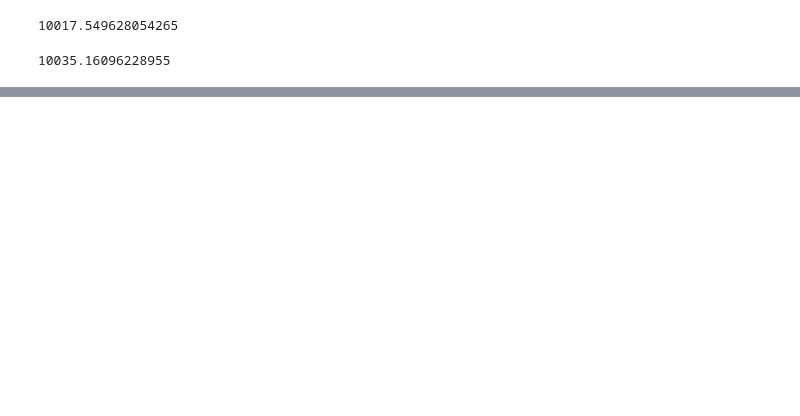
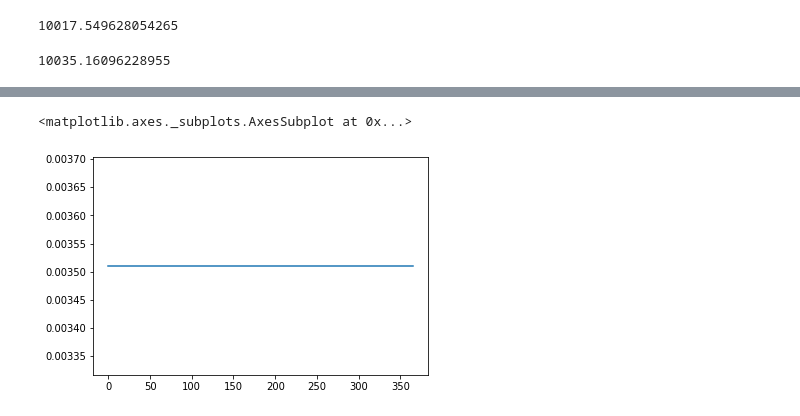
Before and after one commit to alpinechicken/perpfundingtest, a Jupyter notebook: FundingIssue.ipynb, the cells around one changed output, grey strips where cells are left out. Cells and saved outputs as stored; diff of their text form; code cells hidden in the pictures; blank space fills up the shorter version.

```diff
--- a/FundingIssue.ipynb
+++ b/FundingIssue.ipynb
@@ -66,0 +87,6 @@ So this means that if we use `everlasting_power_perp_price` in the sims we get a
+# %%
+# Funding as %
+sbn.lineplot(data=np.log(Minf(S)/S**2))
+# %% [output]
+<matplotlib.axes._subplots.AxesSubplot at 0x...>
+[figure, added]
```
Also changed, not shown: parts of 32 cells of this notebook, 1 other file.
